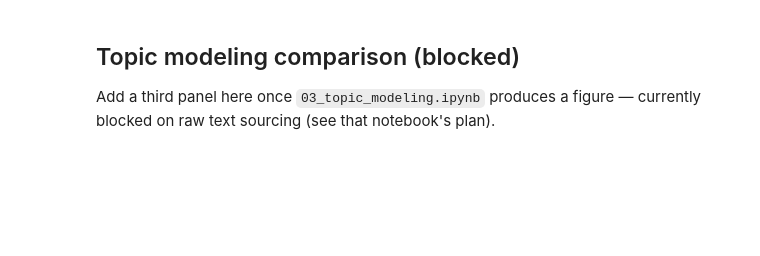
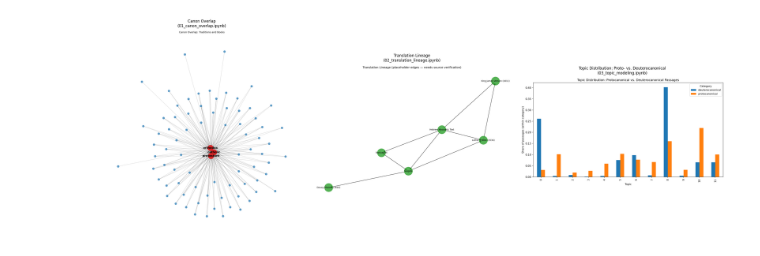
Before and after one commit to Zel143/bible-canon-mapper, a Jupyter notebook: canon-divergence-mapper/notebooks/04_visualization.ipynb, the cells around one changed output. Cells and saved outputs as stored; diff of their text form; code cells hidden in the pictures; blank space fills up the shorter version.

```diff
--- a/canon-divergence-mapper/notebooks/04_visualization.ipynb
+++ b/canon-divergence-mapper/notebooks/04_visualization.ipynb
@@ -18,25 +20,24 @@ FIGURES_DIR = Path('../outputs/figures')
 # %%
-fig, axes = plt.subplots(1, 2, figsize=(20, 10))
+fig, axes = plt.subplots(1, 3, figsize=(28, 10))
 
 panels = [
-    ('canon_overlap_graph.png', 'Canon Overlap'),
-    ('translation_lineage_graph.png', 'Translation Lineage'),
+    ('canon_overlap_graph.png', 'Canon Overlap\n(01_canon_overlap.ipynb)'),
+    ('translation_lineage_graph.png', 'Translation Lineage\n(02_translation_lineage.ipynb)'),
+    ('topic_distribution_by_canon_status.png', 'Topic Distribution: Proto- vs. Deuterocanonical\n(03_topic_modeling.ipynb)'),
 ]
 
 for ax, (filename, title) in zip(axes, panels):
     path = FIGURES_DIR / filename
     if not path.exists():
         ax.text(0.5, 0.5, f'Missing: run the notebook that generates\n{filename}',
                 ha='center', va='center', wrap=True)
     else:
         ax.imshow(mpimg.imread(path))
     ax.set_title(title)
     ax.axis('off')
 
 plt.tight_layout()
 plt.savefig(FIGURES_DIR / 'combined_overview.png', dpi=150)
 plt.show()
+# %% [output]
+[figure, added]
-# %% [markdown]
-## Topic modeling comparison (blocked)
-
-Add a third panel here once `03_topic_modeling.ipynb` produces a figure — currently blocked on raw text sourcing (see that notebook's plan).
```
Also changed, not shown: parts of 4 cells of this notebook, 2 other files.
